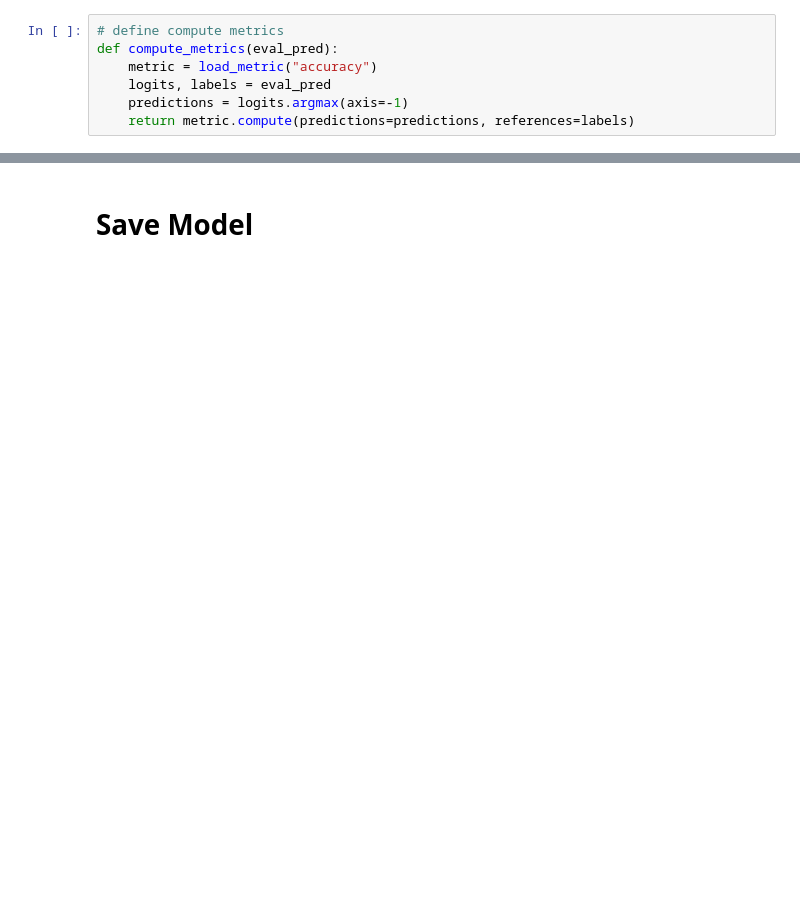
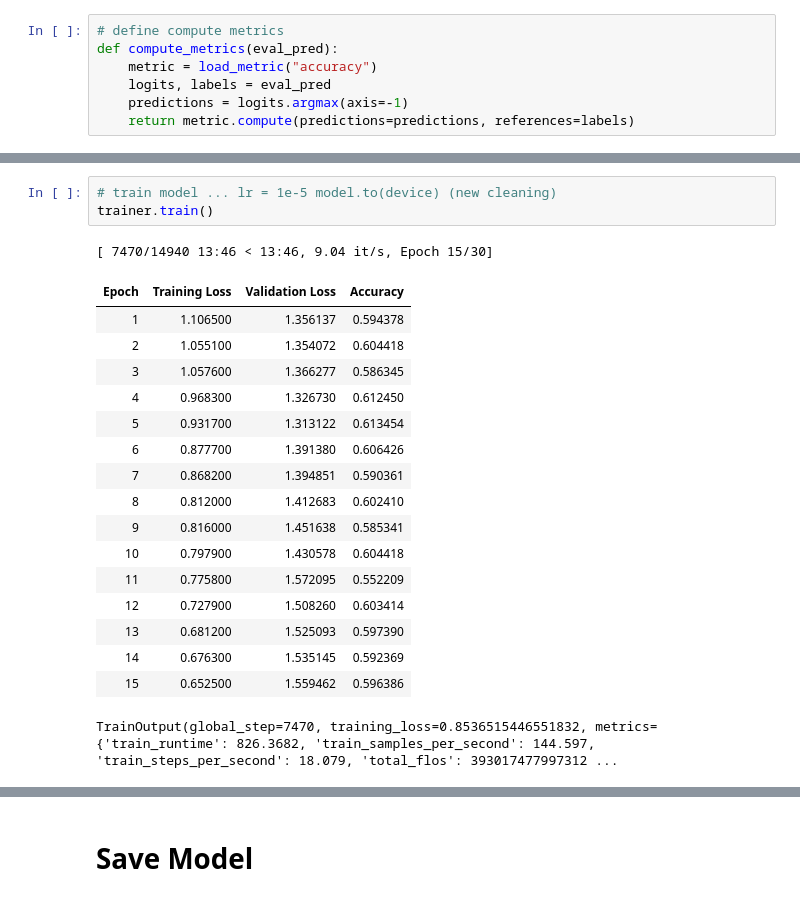
Before and after one commit to tonjk/pretrained-text-clf, a Jupyter notebook: training_wangchanberta.ipynb, the cells around one changed output, grey strips where cells are left out. Cells and saved outputs as stored; diff of their text form; blank space fills up the shorter version.

```diff
--- a/training_wangchanberta.ipynb
+++ b/training_wangchanberta.ipynb
@@ -193,3 +278,25 @@ trainer.train()
+# %%
+# train model ... lr = 1e-5 model.to(device) (new cleaning)
+trainer.train()
+# %% [output]
+[ 7470/14940 13:46 < 13:46, 9.04 it/s, Epoch 15/30]
+| Epoch | Training Loss | Validation Loss | Accuracy |
+| 1 | 1.106500 | 1.356137 | 0.594378 |
+| 2 | 1.055100 | 1.354072 | 0.604418 |
+| 3 | 1.057600 | 1.366277 | 0.586345 |
+| 4 | 0.968300 | 1.326730 | 0.612450 |
+| 5 | 0.931700 | 1.313122 | 0.613454 |
+| 6 | 0.877700 | 1.391380 | 0.606426 |
+| 7 | 0.868200 | 1.394851 | 0.590361 |
+| 8 | 0.812000 | 1.412683 | 0.602410 |
+| 9 | 0.816000 | 1.451638 | 0.585341 |
+| 10 | 0.797900 | 1.430578 | 0.604418 |
+| 11 | 0.775800 | 1.572095 | 0.552209 |
+| 12 | 0.727900 | 1.508260 | 0.603414 |
+| 13 | 0.681200 | 1.525093 | 0.597390 |
+| 14 | 0.676300 | 1.535145 | 0.592369 |
+| 15 | 0.652500 | 1.559462 | 0.596386 |
+TrainOutput(global_step=7470, training_loss=0.8536515446551832, metrics={'train_runtime': 826.3682, 'train_samples_per_second': 144.597, 'train_steps_per_second': 18.079, 'total_flos': 393017477997312 ...
 # %%
 # Evaluation
 trainer.evaluate(dataset_test)
```
Also changed, not shown: parts of 23 cells of this notebook.
